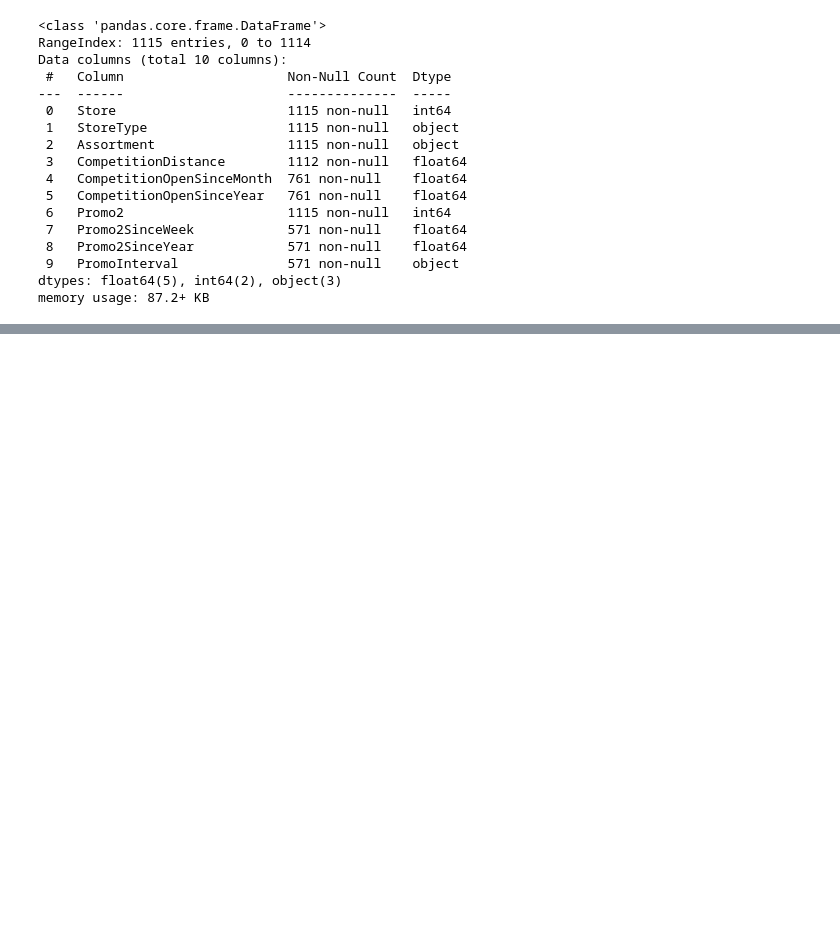
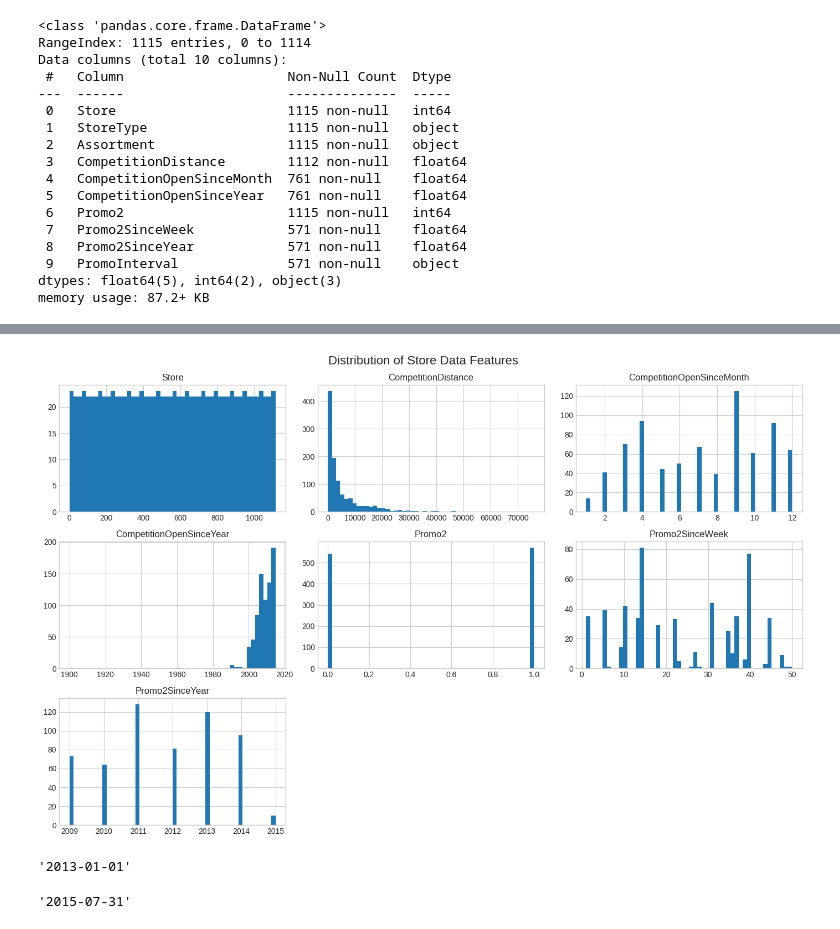
Before and after one commit to mehranyom/rossmann-sales-forecasting, a Jupyter notebook: notebooks/01_eda.ipynb, the cells around one changed output, grey strips where cells are left out. Saved outputs shown, nothing was run; the diff lists cells and outputs as text; code cells hidden in the pictures; blank space fills up the shorter version.

```diff
--- a/notebooks/01_eda.ipynb
+++ b/notebooks/01_eda.ipynb
@@ -139,0 +164,15 @@ memory usage: 87.2+ KB
+# %%
+store_df.hist(bins = 50, figsize = (14,9), xlabelsize=10, ylabelsize=10)
+plt.suptitle("Distribution of Store Data Features", fontsize=16)
+plt.tight_layout()
+plt.show()
+# %% [output]
+[figure, added]
+# %%
+train_df["Date"].min()
+# %% [output]
+'2013-01-01'
+# %%
+train_df["Date"].max()
+# %% [output]
+'2015-07-31'
```
Also changed, not shown: parts of 35 cells of this notebook.
